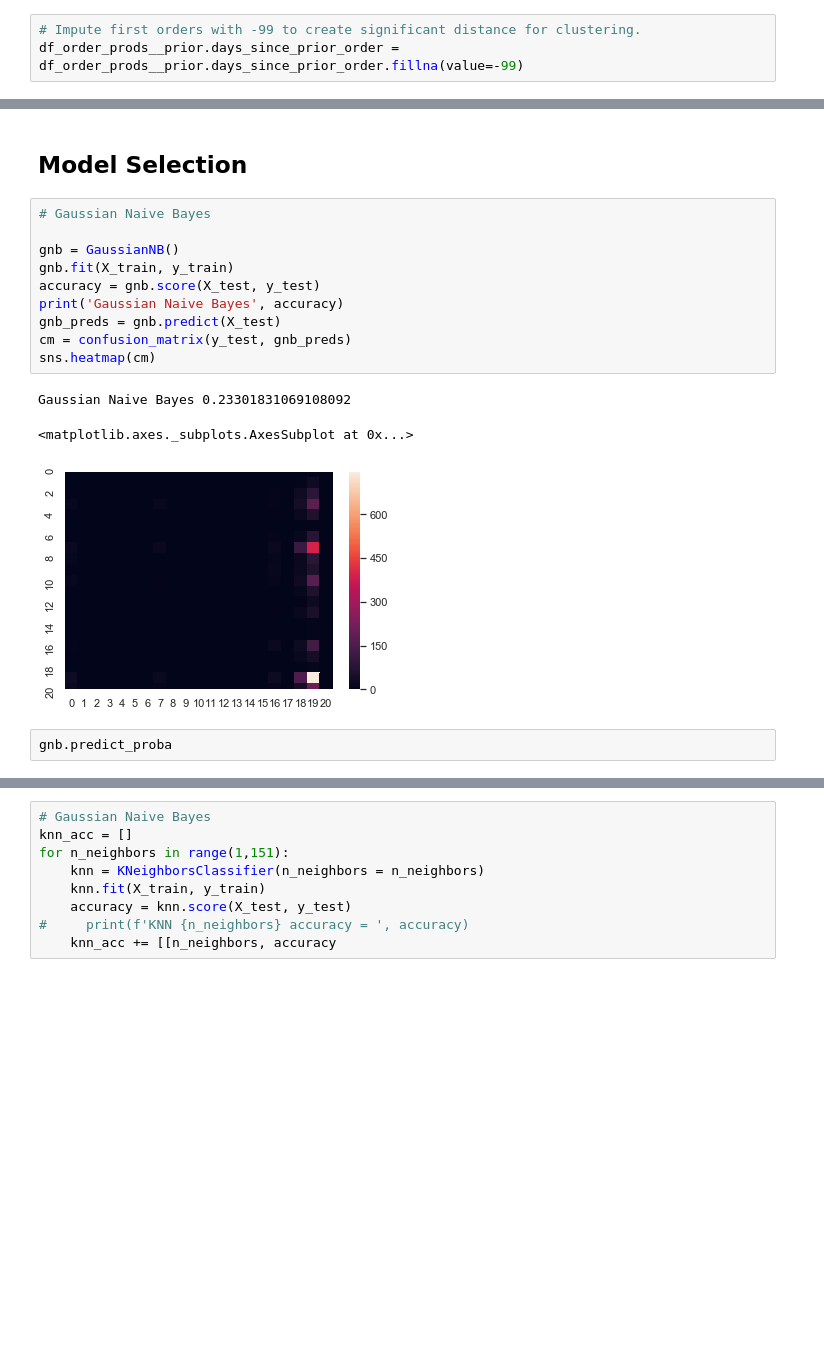
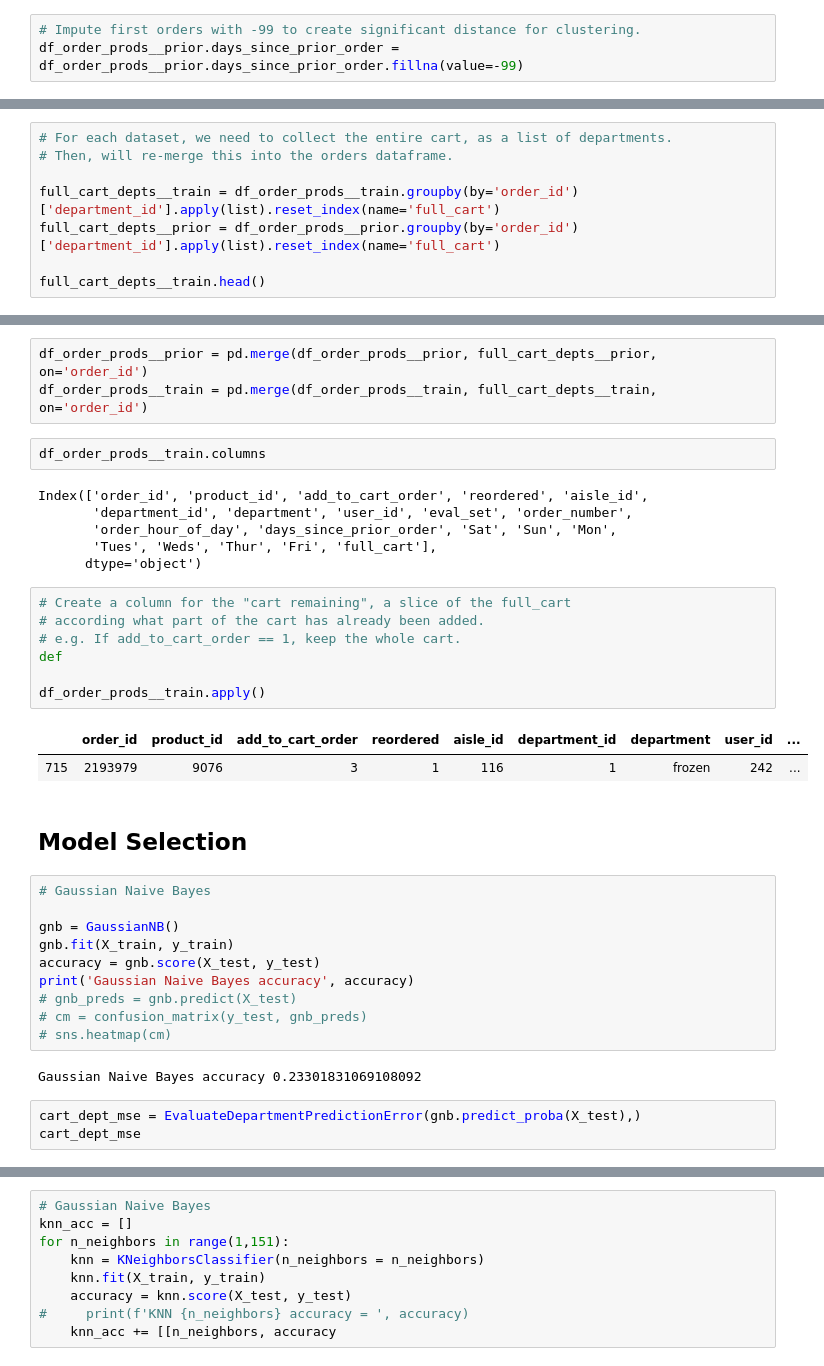
Before and after one commit to thomkav/classification_instacart, a Jupyter notebook: notebooks/IC_Predict_Department_or_Aisle.ipynb, the cells around one changed output, grey strips where cells are left out. Drawn from its saved outputs; the diff is of its cells as text; blank space fills up the shorter version.

Commit message:
Develop some of custom loss function for dept pred

```diff
--- a/notebooks/IC_Predict_Department_or_Aisle.ipynb
+++ b/notebooks/IC_Predict_Department_or_Aisle.ipynb
@@ -489,0 +522,8 @@ memory usage: 6.0 MB
+# %%
+# For each dataset, we need to collect the entire cart, as a list of departments.
+# Then, will re-merge this into the orders dataframe.
+
+full_cart_depts__train = df_order_prods__train.groupby(by='order_id')['department_id'].apply(list).reset_index(name='full_cart')
+full_cart_depts__prior = df_order_prods__prior.groupby(by='order_id')['department_id'].apply(list).reset_index(name='full_cart')
+
+full_cart_depts__train.head()
@@ -490,3 +537,24 @@ memory usage: 6.0 MB
+# %%
+df_order_prods__prior = pd.merge(df_order_prods__prior, full_cart_depts__prior, on='order_id')
+df_order_prods__train = pd.merge(df_order_prods__train, full_cart_depts__train, on='order_id')
+# %%
+df_order_prods__train.columns
+# %% [output]
+Index(['order_id', 'product_id', 'add_to_cart_order', 'reordered', 'aisle_id',
+       'department_id', 'department', 'user_id', 'eval_set', 'order_number',
+       'order_hour_of_day', 'days_since_prior_order', 'Sat', 'Sun', 'Mon',
+       'Tues', 'Weds', 'Thur', 'Fri', 'full_cart'],
+      dtype='object')
+# %%
+# Create a column for the "cart remaining", a slice of the full_cart
+# according what part of the cart has already been added.
+# e.g. If add_to_cart_order == 1, keep the whole cart.
+def
+
+df_order_prods__train.apply()
+# %% [output]
+|  | order_id | product_id | add_to_cart_order | reordered | aisle_id | department_id | department | user_id | ... |
+| 715 | 2193979 | 9076 | 3 | 1 | 116 | 1 | frozen | 242 | ... |
 # %% [markdown]
 ## Model Selection
 # %%
@@ -495,13 +563,12 @@ memory usage: 6.0 MB
 gnb = GaussianNB()
 gnb.fit(X_train, y_train)
 accuracy = gnb.score(X_test, y_test)
-print('Gaussian Naive Bayes', accuracy)
-gnb_preds = gnb.predict(X_test)
-cm = confusion_matrix(y_test, gnb_preds)
-sns.heatmap(cm)
+print('Gaussian Naive Bayes accuracy', accuracy)
+# gnb_preds = gnb.predict(X_test)
+# cm = confusion_matrix(y_test, gnb_preds)
+# sns.heatmap(cm)
 # %% [output]
-Gaussian Naive Bayes 0.23301831069108092
+Gaussian Naive Bayes accuracy 0.23301831069108092
-<matplotlib.axes._subplots.AxesSubplot at 0x...>
-[figure, removed]
-# %%
-gnb.predict_proba
+# %%
+cart_dept_mse = EvaluateDepartmentPredictionError(gnb.predict_proba(X_test),)
+cart_dept_mse
```
Also changed, not shown: parts of 37 cells of this notebook, 1 other file.
